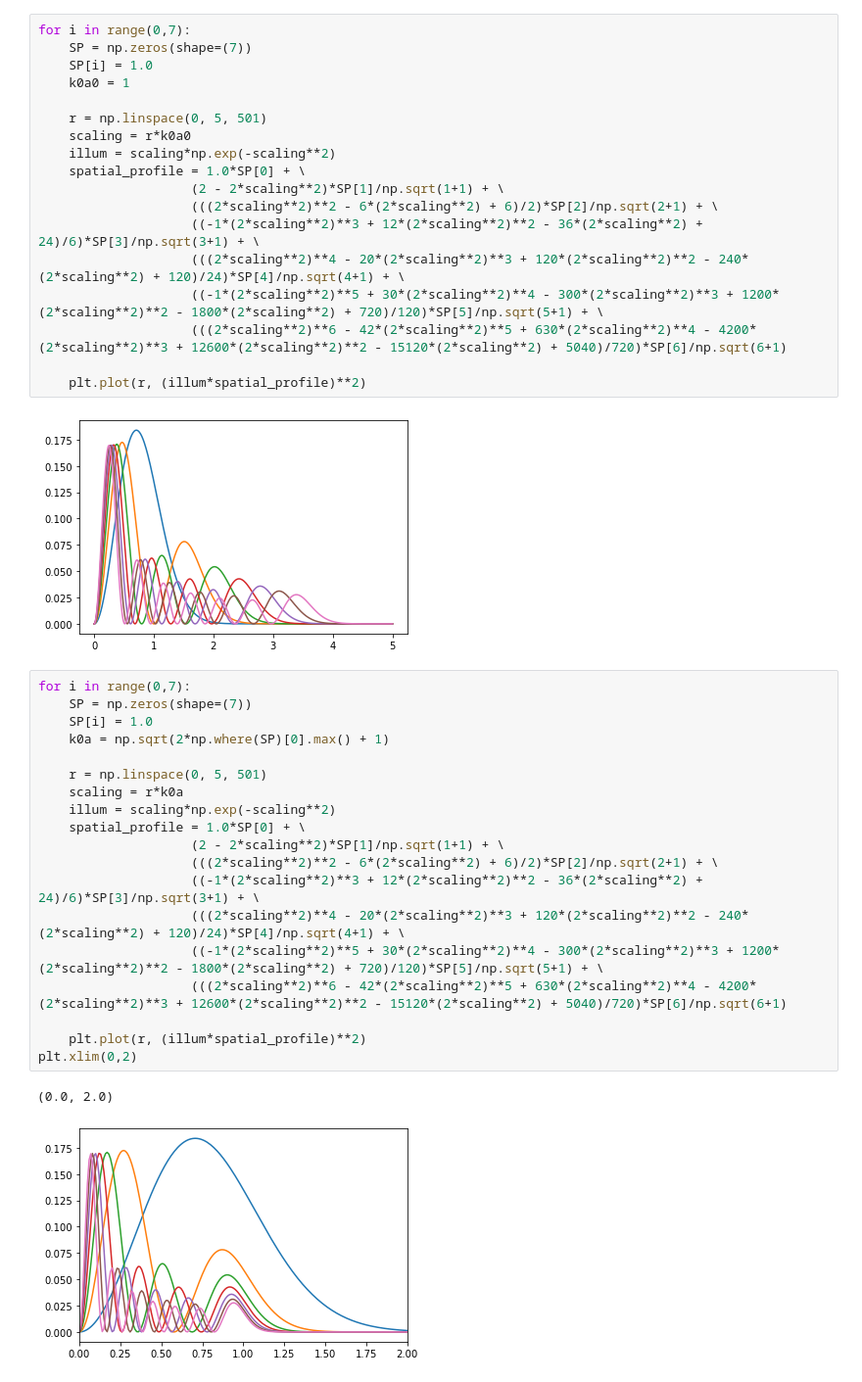
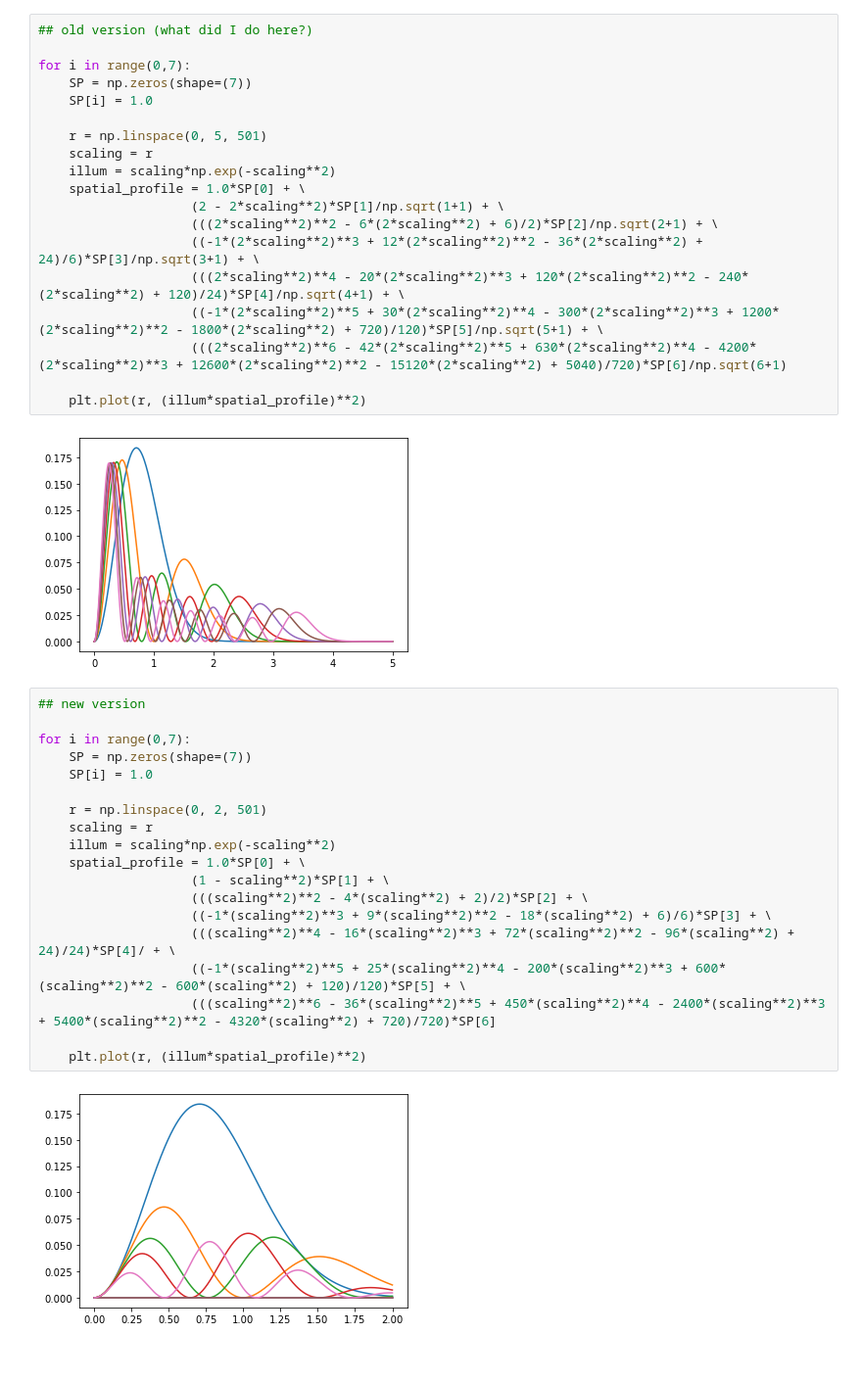
Before and after one commit to spencerjolly/RPLB-acc, a Jupyter notebook: testing/arbitrary_intensity_testing.ipynb, the cells around one changed output. Shown at 98% size. Saved outputs shown, nothing was run; the diff lists cells and outputs as text.

```diff
--- a/testing/arbitrary_intensity_testing.ipynb
+++ b/testing/arbitrary_intensity_testing.ipynb
@@ -119,11 +101,12 @@ np.where(SP)[0].max()
 # %%
+## old version (what did I do here?)
+
 for i in range(0,7):
     SP = np.zeros(shape=(7))
     SP[i] = 1.0
-    k0a0 = 1
 
     r = np.linspace(0, 5, 501)
-    scaling = r*k0a0
+    scaling = r
     illum = scaling*np.exp(-scaling**2)
     spatial_profile = 1.0*SP[0] + \
                     (2 - 2*scaling**2)*SP[1]/np.sqrt(1+1) + \
@@ -137,24 +120,23 @@ for i in range(0,7):
 # %% [output]
 [figure]
 # %%
+## new version
+
 for i in range(0,7):
     SP = np.zeros(shape=(7))
     SP[i] = 1.0
-    k0a = np.sqrt(2*np.where(SP)[0].max() + 1)
 
-    r = np.linspace(0, 5, 501)
-    scaling = r*k0a
+    r = np.linspace(0, 2, 501)
+    scaling = r
     illum = scaling*np.exp(-scaling**2)
     spatial_profile = 1.0*SP[0] + \
-                    (2 - 2*scaling**2)*SP[1]/np.sqrt(1+1) + \
-                    (((2*scaling**2)**2 - 6*(2*scaling**2) + 6)/2)*SP[2]/np.sqrt(2+1) + \
-                    ((-1*(2*scaling**2)**3 + 12*(2*scaling**2)**2 - 36*(2*scaling**2) + 24)/6)*SP[3]/np.sqrt(3+1) + \
-                    (((2*scaling**2)**4 - 20*(2*scaling**2)**3 + 120*(2*scaling**2)**2 - 240*(2*scaling**2) + 120)/24)*SP[4]/np.sqrt(4+1) + \
-                    ((-1*(2*scaling**2)**5 + 30*(2*scaling**2)**4 - 300*(2*scaling**2)**3 + 1200*(2*scaling**2)**2 - 1800*(2*scaling**2) + 720)/120)*SP[5]/np.sqrt(5+1) + \
-                    (((2*scaling**2)**6 - 42*(2*scaling**2)**5 + 630*(2*scaling**2)**4 - 4200*(2*scaling**2)**3 + 12600*(2*scaling**2)**2 - 15120*(2*scaling**2) + 5040)/720)*SP[6]/np.sqrt(6+1)
+                    (1 - scaling**2)*SP[1] + \
+                    (((scaling**2)**2 - 4*(scaling**2) + 2)/2)*SP[2] + \
+                    ((-1*(scaling**2)**3 + 9*(scaling**2)**2 - 18*(scaling**2) + 6)/6)*SP[3] + \
+                    (((scaling**2)**4 - 16*(scaling**2)**3 + 72*(scaling**2)**2 - 96*(scaling**2) + 24)/24)*SP[4]/ + \
+                    ((-1*(scaling**2)**5 + 25*(scaling**2)**4 - 200*(scaling**2)**3 + 600*(scaling**2)**2 - 600*(scaling**2) + 120)/120)*SP[5] + \
+                    (((scaling**2)**6 - 36*(scaling**2)**5 + 450*(scaling**2)**4 - 2400*(scaling**2)**3 + 5400*(scaling**2)**2 - 4320*(scaling**2) + 720)/720)*SP[6]
 
     plt.plot(r, (illum*spatial_profile)**2)
-plt.xlim(0,2)
 # %% [output]
-(0.0, 2.0)
-[figure, old version]
+[figure, new version]
```
Also changed, not shown: parts of 11 cells of this notebook.
